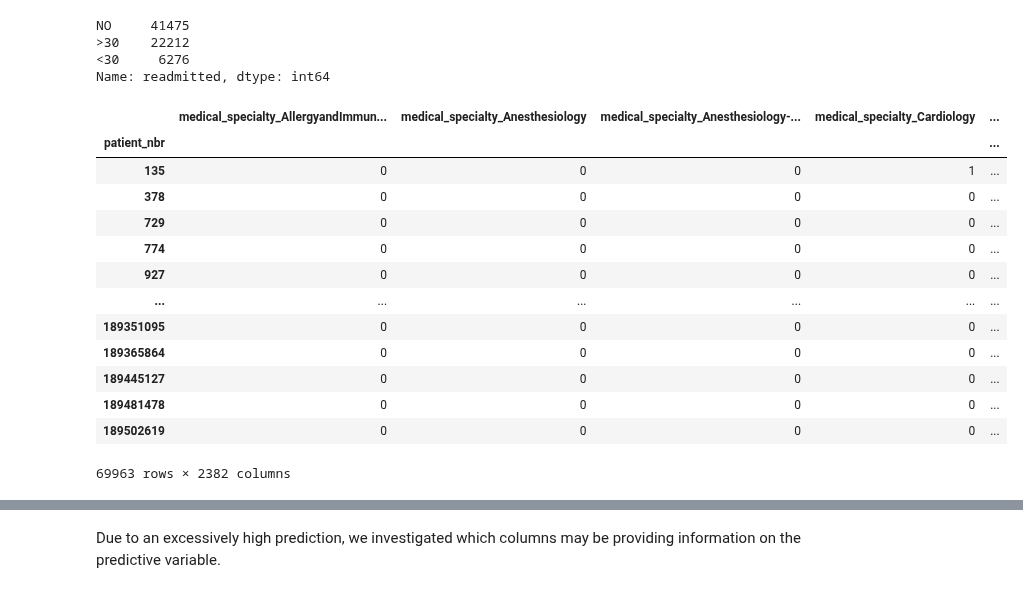
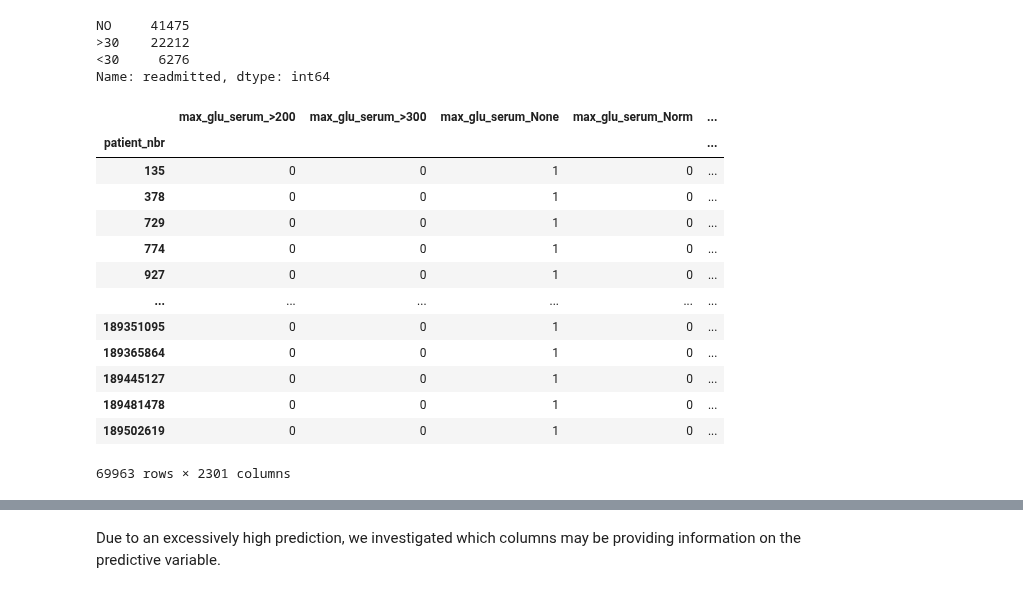
Before and after one commit to boneeyah/QTW, a Jupyter notebook: Case Study 2/Case_Study_2.ipynb, the cells around one changed output, grey strips where cells are left out. Drawn from its saved outputs; the diff is of its cells as text; code cells hidden in the pictures.

```diff
--- a/Case Study 2/Case_Study_2.ipynb
+++ b/Case Study 2/Case_Study_2.ipynb
@@ -95,0 +89,13 @@ df=df.replace("?", np.nan)
+# %%
+aPlot2 = sns.FacetGrid(df,
+                       col = 'readmitted',
+                       col_wrap = 4)
+
+aPlot2.map(sns.histplot,
+           'troglitazone',
+           stat = 'percent')
+plt.show()
+
+#removing troglitazone due to lack of information available in column
+
+df=df.drop(['troglitazone'], axis=1)
@@ -122,2 +138,6 @@ for i in df.columns:
 # %% [markdown]
 Three variables have a large percentage of missing values, Weight, Payer_code and Medical_speciatly with about 97%, 40% and 49% of missing values accordingly. Race and diags 1-3 all have a smaller number of missing values.
+# %%
+#dropping weight due to high number of missing values
+
+df=df.drop(['weight'], axis=1)
@@ -277,41 +229,44 @@ y = label_binarize(y,classes=['NO','<30'])
 # %%
 # Make dataframe for model input
 X = df.loc[:, df.columns != 'readmitted']
 
 #remove repeated categorical columns for description, and discharge column, which has some values of the predictor
 #X = X[X.columns.drop(list(X.filter(regex='discharge')))]
 #X = X[X.columns.drop(list(X.filter(regex='_description')))]
 X = X[X.columns.drop(list(X.filter(regex='id')))]
+X = X[X.columns.drop(list(X.filter(regex='Oncology')))]
+X = X[X.columns.drop(list(X.filter(regex='medical_specialty')))]
+
 
 #one hot encoding categorical variables for model
 cols = X.columns
 num_cols = X._get_numeric_data().columns
 cat_cols = list(set(cols) - set(num_cols))
 cat_cols
 
 #creating dataframe of categorical columns
 cat_df = X[cat_cols]
 cat_df = pd.get_dummies(cat_df, columns=cat_df.columns)
 
 #creating dataframe of numeric columns
 num_df = X[num_cols]
 
 X=cat_df.join(num_df)
 
 
 X
 # %% [output]
-|  | medical_specialty_AllergyandImmun... | medical_specialty_Anesthesiology | medical_specialty_Anesthesiology-... | medical_specialty_Cardiology | ... |
+|  | max_glu_serum_>200 | max_glu_serum_>300 | max_glu_serum_None | max_glu_serum_Norm | ... |
 | patient_nbr |  |  |  |  | ... |
-| 135 | 0 | 0 | 0 | 1 | ... |
-| 378 | 0 | 0 | 0 | 0 | ... |
-| 729 | 0 | 0 | 0 | 0 | ... |
-| 774 | 0 | 0 | 0 | 0 | ... |
-| 927 | 0 | 0 | 0 | 0 | ... |
+| 135 | 0 | 0 | 1 | 0 | ... |
+| 378 | 0 | 0 | 1 | 0 | ... |
+| 729 | 0 | 0 | 1 | 0 | ... |
+| 774 | 0 | 0 | 1 | 0 | ... |
+| 927 | 0 | 0 | 1 | 0 | ... |
 | ... | ... | ... | ... | ... | ... |
-| 189351095 | 0 | 0 | 0 | 0 | ... |
-| 189365864 | 0 | 0 | 0 | 0 | ... |
-| 189445127 | 0 | 0 | 0 | 0 | ... |
-| 189481478 | 0 | 0 | 0 | 0 | ... |
-| 189502619 | 0 | 0 | 0 | 0 | ... |
+| 189351095 | 0 | 0 | 1 | 0 | ... |
+| 189365864 | 0 | 0 | 1 | 0 | ... |
+| 189445127 | 0 | 0 | 1 | 0 | ... |
+| 189481478 | 0 | 0 | 1 | 0 | ... |
+| 189502619 | 0 | 0 | 1 | 0 | ... |
-69963 rows × 2382 columns
+69963 rows × 2301 columns
```
Also changed, not shown: parts of 24 cells of this notebook.
